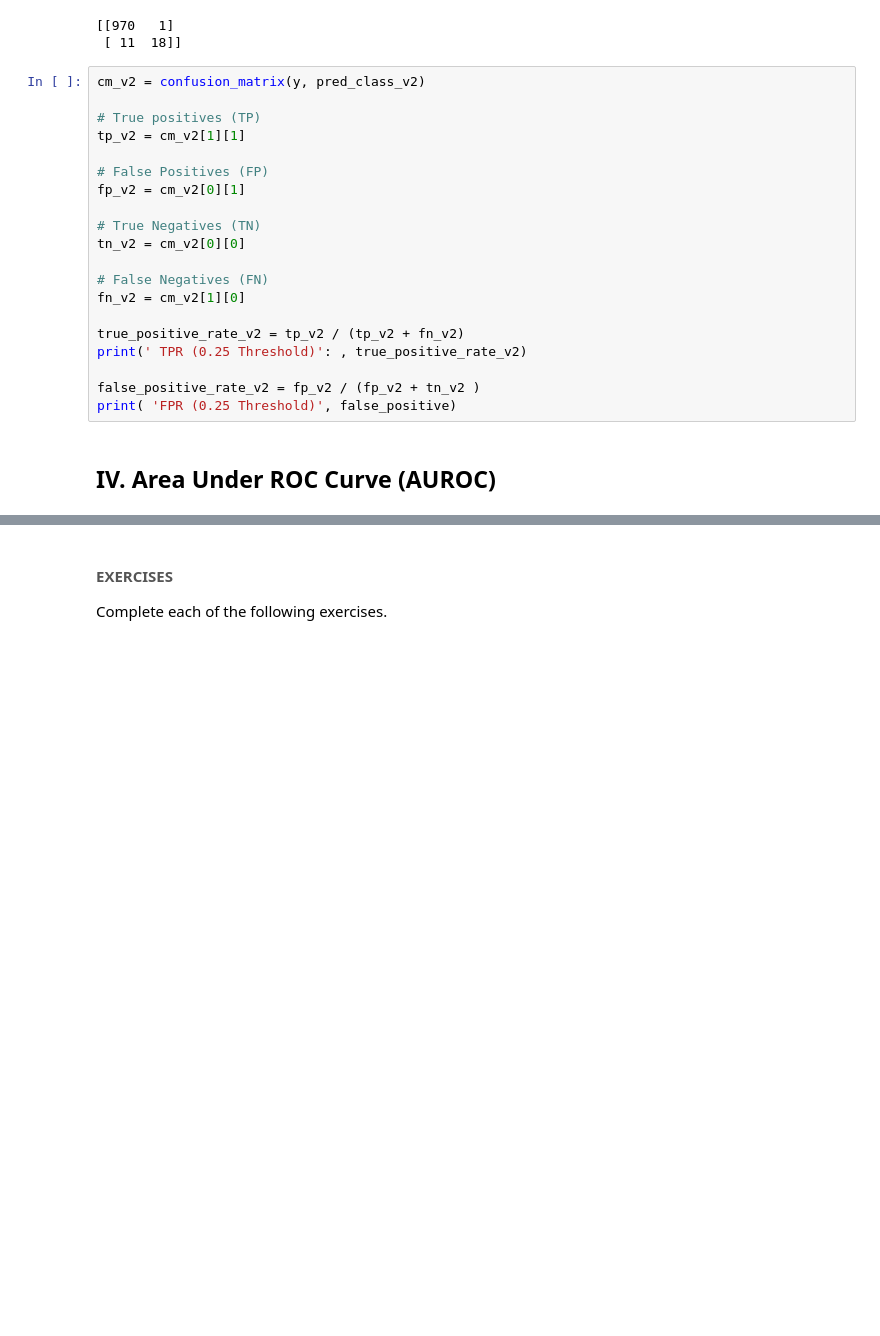
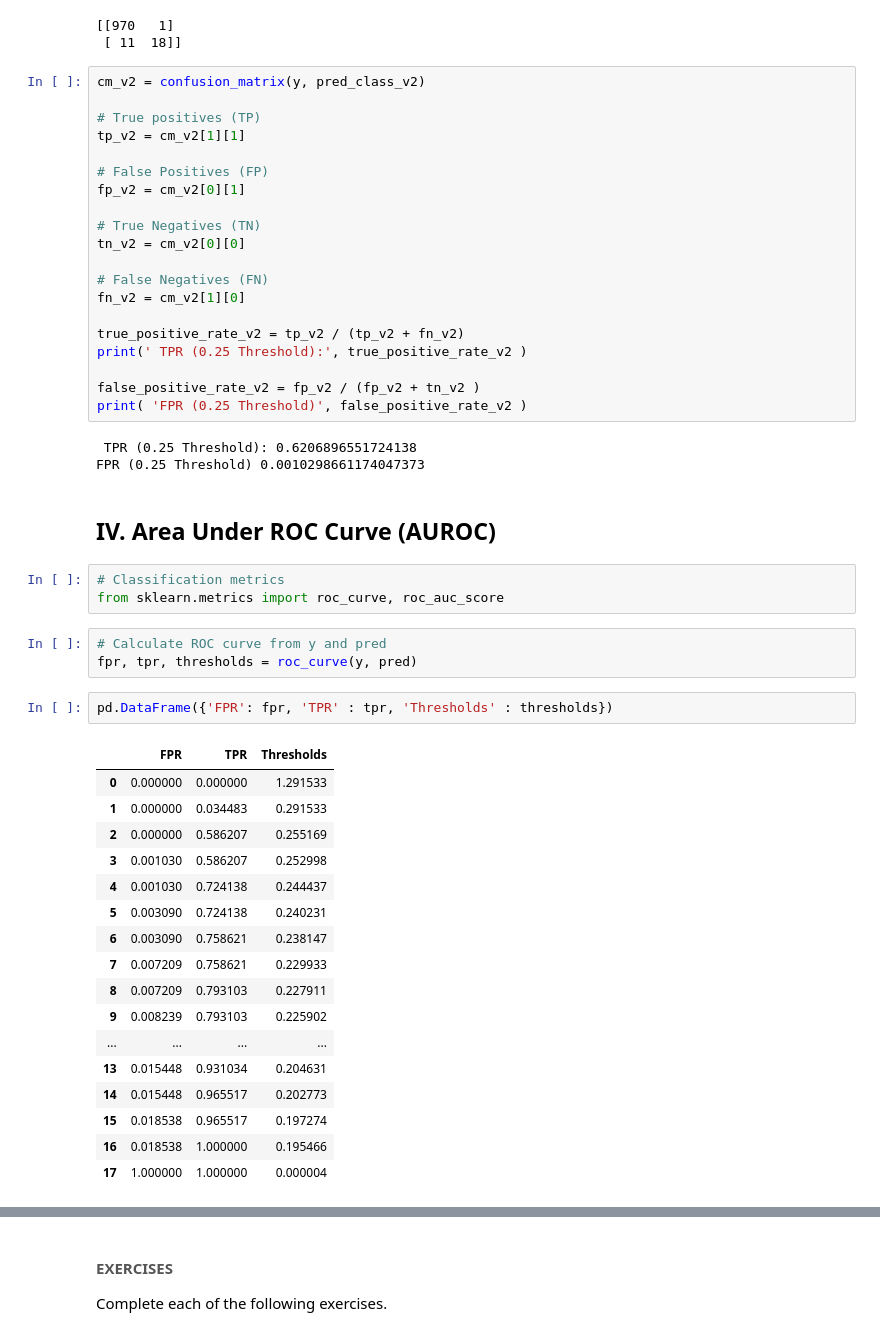
Before and after one commit to cedricsoares/elite_data_science, a Jupyter notebook: 4 - Workbook - Model Evaluation.ipynb, the cells around one changed output, grey strips where cells are left out. Saved outputs shown, nothing was run; the diff lists cells and outputs as text; blank space fills up the shorter version.

```diff
--- a/4 - Workbook - Model Evaluation.ipynb
+++ b/4 - Workbook - Model Evaluation.ipynb
@@ -202,9 +212,38 @@ tn_v2 = cm_v2[0][0]
 fn_v2 = cm_v2[1][0]
 
 true_positive_rate_v2 = tp_v2 / (tp_v2 + fn_v2)
-print(' TPR (0.25 Threshold)': , true_positive_rate_v2)
+print(' TPR (0.25 Threshold):', true_positive_rate_v2 )
 
 false_positive_rate_v2 = fp_v2 / (fp_v2 + tn_v2 )
-print( 'FPR (0.25 Threshold)', false_positive)
+print( 'FPR (0.25 Threshold)', false_positive_rate_v2 )
+# %% [output]
+ TPR (0.25 Threshold): 0.6206896551724138
+FPR (0.25 Threshold) 0.0010298661174047373
 # %% [markdown]
 ## IV. Area Under ROC Curve (AUROC)
+# %%
+# Classification metrics
+from sklearn.metrics import roc_curve, roc_auc_score
+# %%
+# Calculate ROC curve from y and pred
+fpr, tpr, thresholds = roc_curve(y, pred)
+# %%
+pd.DataFrame({'FPR': fpr, 'TPR' : tpr, 'Thresholds' : thresholds})
+# %% [output]
+|  | FPR | TPR | Thresholds |
+| 0 | 0.000000 | 0.000000 | 1.291533 |
+| 1 | 0.000000 | 0.034483 | 0.291533 |
+| 2 | 0.000000 | 0.586207 | 0.255169 |
+| 3 | 0.001030 | 0.586207 | 0.252998 |
+| 4 | 0.001030 | 0.724138 | 0.244437 |
+| 5 | 0.003090 | 0.724138 | 0.240231 |
+| 6 | 0.003090 | 0.758621 | 0.238147 |
+| 7 | 0.007209 | 0.758621 | 0.229933 |
+| 8 | 0.007209 | 0.793103 | 0.227911 |
+| 9 | 0.008239 | 0.793103 | 0.225902 |
+| ... | ... | ... | ... |
+| 13 | 0.015448 | 0.931034 | 0.204631 |
+| 14 | 0.015448 | 0.965517 | 0.202773 |
+| 15 | 0.018538 | 0.965517 | 0.197274 |
+| 16 | 0.018538 | 1.000000 | 0.195466 |
+| 17 | 1.000000 | 1.000000 | 0.000004 |
```
Also changed, not shown: parts of 31 cells of this notebook, 3 other files.
